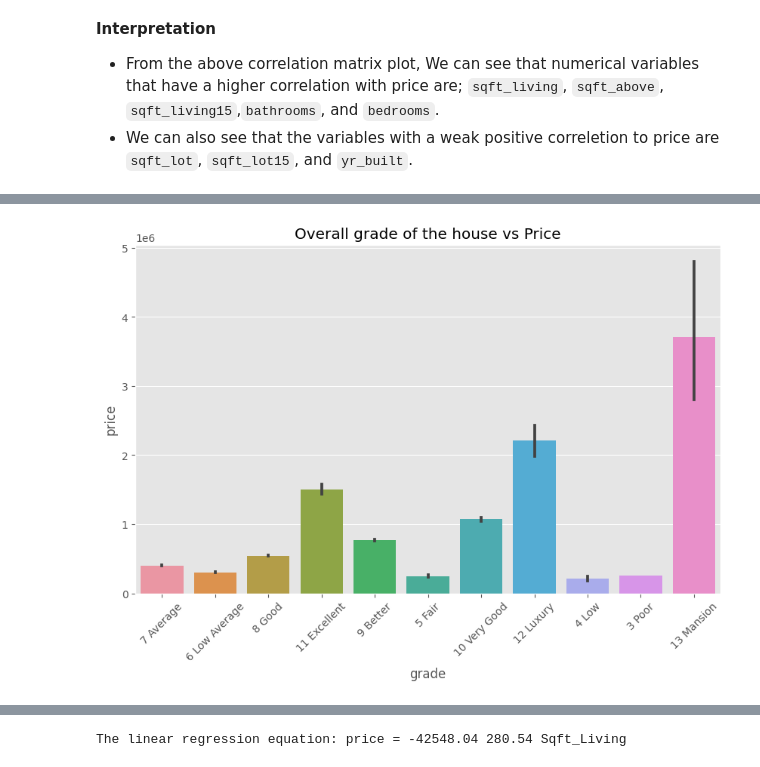
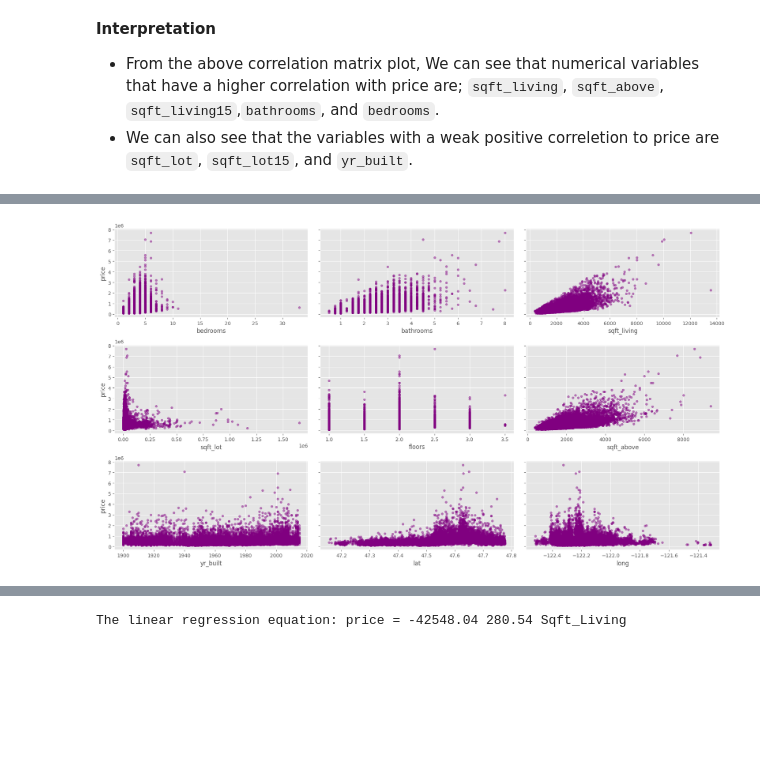
Before and after one commit to D-EKALE/KC-Housing-Project-2, a Jupyter notebook: student.ipynb, the cells around one changed output, grey strips where cells are left out. Cells and saved outputs as stored; diff of their text form; code cells hidden in the pictures; blank space fills up the shorter version.

```diff
--- a/student.ipynb
+++ b/student.ipynb
@@ -166,12 +158,18 @@ plt.show()
-# %%
-# Scatterplot of SquareFt Living vs Price
-plt.figure(figsize=(10,6))
-sns.barplot(data=df, x='grade', y='price')
-plt.title('Overall grade of the house vs Price')
-plt.xticks(rotation=45)
-plt.show()
-# %% [output]
-[figure, removed]
+# %%
+
+fig = plt.figure(figsize=(18,10))
+
+axes = fig.subplots(nrows=3, ncols=3, sharey=True)
+
+for xcol, ax in zip(['bedrooms', 'bathrooms', 'sqft_living',
+       'sqft_lot', 'floors',
+       'sqft_above', 'yr_built', 'lat', 'long', 'sqft_living15', 'sqft_lot15'], axes.flatten()):
+    df.plot(kind='scatter', x=xcol, y='price', ax=ax, alpha=0.5, color='purple')
+
+plt.tight_layout()
+plt.show()
+# %% [output]
+[figure, added]
 # %%
 ### Linear regression model
 X = df_corr.sqft_living
```
Also changed, not shown: parts of 2 cells of this notebook.
